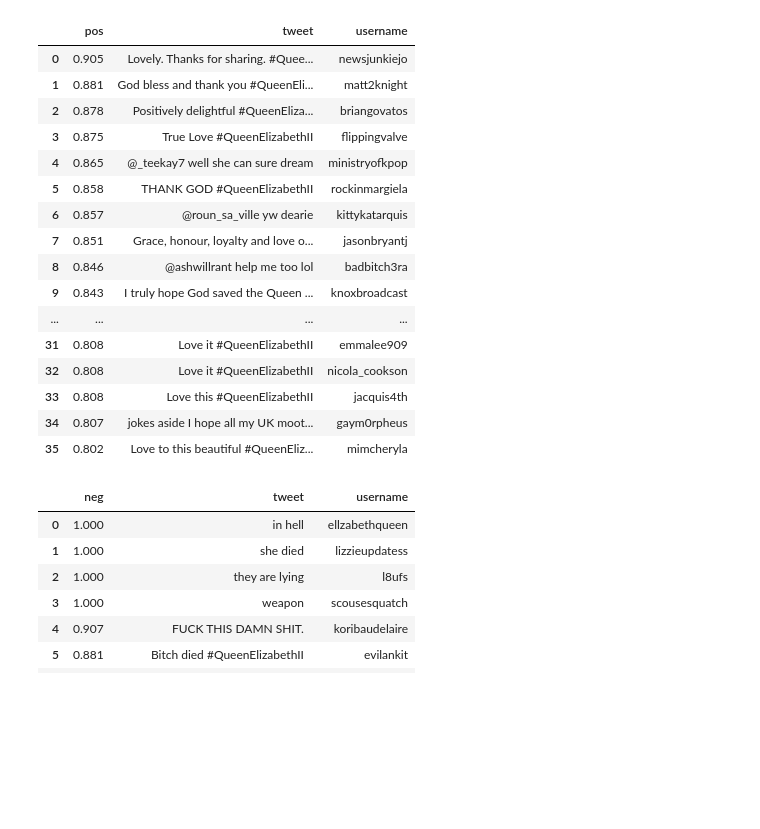
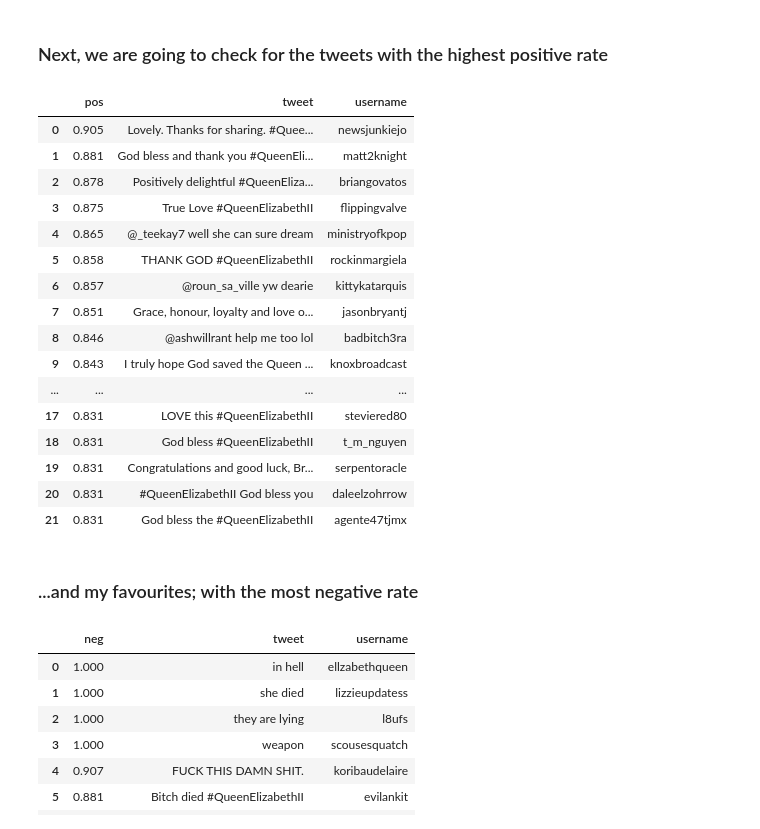
Before and after one commit to GuilleNes/project-IV-sentiment-analysis-api, a Jupyter notebook: main.ipynb, the cells around one changed output. Saved outputs shown, nothing was run; the diff lists cells and outputs as text; code cells hidden in the pictures; blank space fills up the shorter version.

```diff
--- a/main.ipynb
+++ b/main.ipynb
@@ -47,23 +104,27 @@ api.get_top_tweets("retweets_count")
+# %% [markdown]
+### Next, we are going to check for the tweets with the highest positive rate
 # %%
-api.get_pos(0.800)
+api.get_pos(0.825)
 # %% [output]
 |  | pos | tweet | username |
 | 0 | 0.905 | Lovely. Thanks for sharing. #Quee... | newsjunkiejo |
 | 1 | 0.881 | God bless and thank you #QueenEli... | matt2knight |
 | 2 | 0.878 | Positively delightful #QueenEliza... | briangovatos |
 | 3 | 0.875 | True Love #QueenElizabethII | flippingvalve |
 | 4 | 0.865 | @_teekay7 well she can sure dream | ministryofkpop |
 | 5 | 0.858 | THANK GOD #QueenElizabethII | rockinmargiela |
 | 6 | 0.857 | @roun_sa_ville yw dearie | kittykatarquis |
 | 7 | 0.851 | Grace, honour, loyalty and love o... | jasonbryantj |
 | 8 | 0.846 | @ashwillrant help me too lol | badbitch3ra |
 | 9 | 0.843 | I truly hope God saved the Queen ... | knoxbroadcast |
 | ... | ... | ... | ... |
-| 31 | 0.808 | Love it #QueenElizabethII | emmalee909 |
-| 32 | 0.808 | Love it #QueenElizabethII | nicola_cookson |
-| 33 | 0.808 | Love this #QueenElizabethII | jacquis4th |
-| 34 | 0.807 | jokes aside I hope all my UK moot... | gaym0rpheus |
-| 35 | 0.802 | Love to this beautiful #QueenEliz... | mimcheryla |
+| 17 | 0.831 | LOVE this #QueenElizabethII | steviered80 |
+| 18 | 0.831 | God bless #QueenElizabethII | t_m_nguyen |
+| 19 | 0.831 | Congratulations and good luck, Br... | serpentoracle |
+| 20 | 0.831 | #QueenElizabethII God bless you | daleelzohrrow |
+| 21 | 0.831 | God bless the #QueenElizabethII | agente47tjmx |
+# %% [markdown]
+### ...and my favourites; with the most negative rate
 # %%
 api.get_neg(0.800)
 # %% [output]
```
Also changed, not shown: parts of 12 cells of this notebook, 6 other files.
